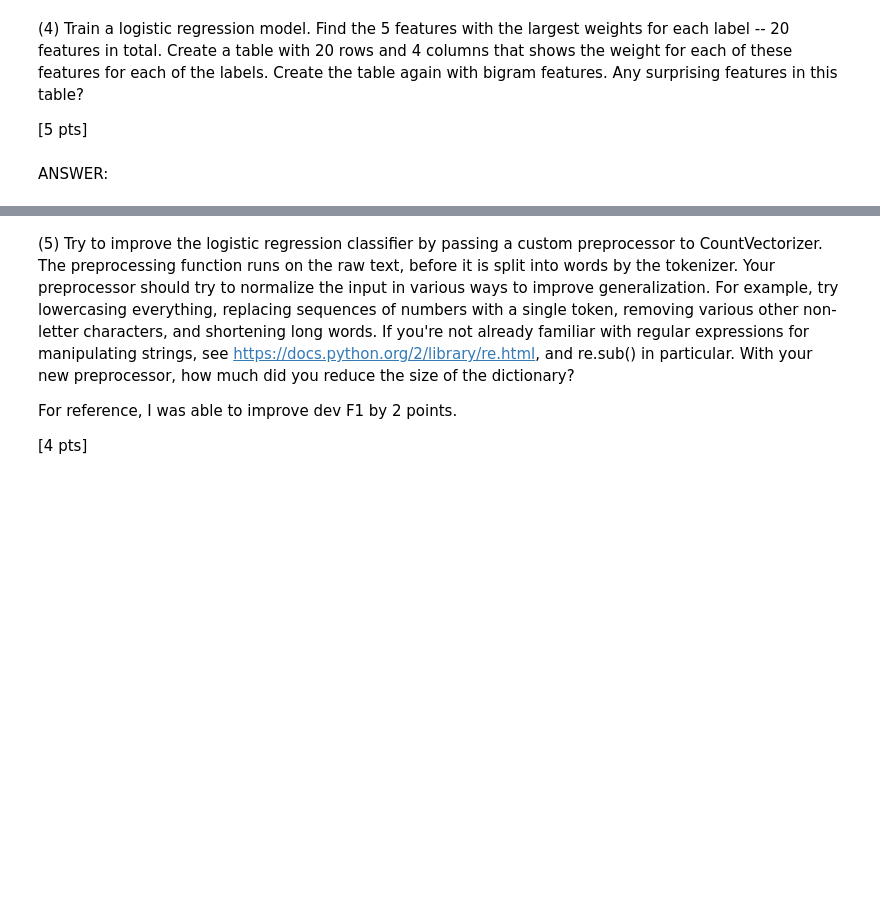
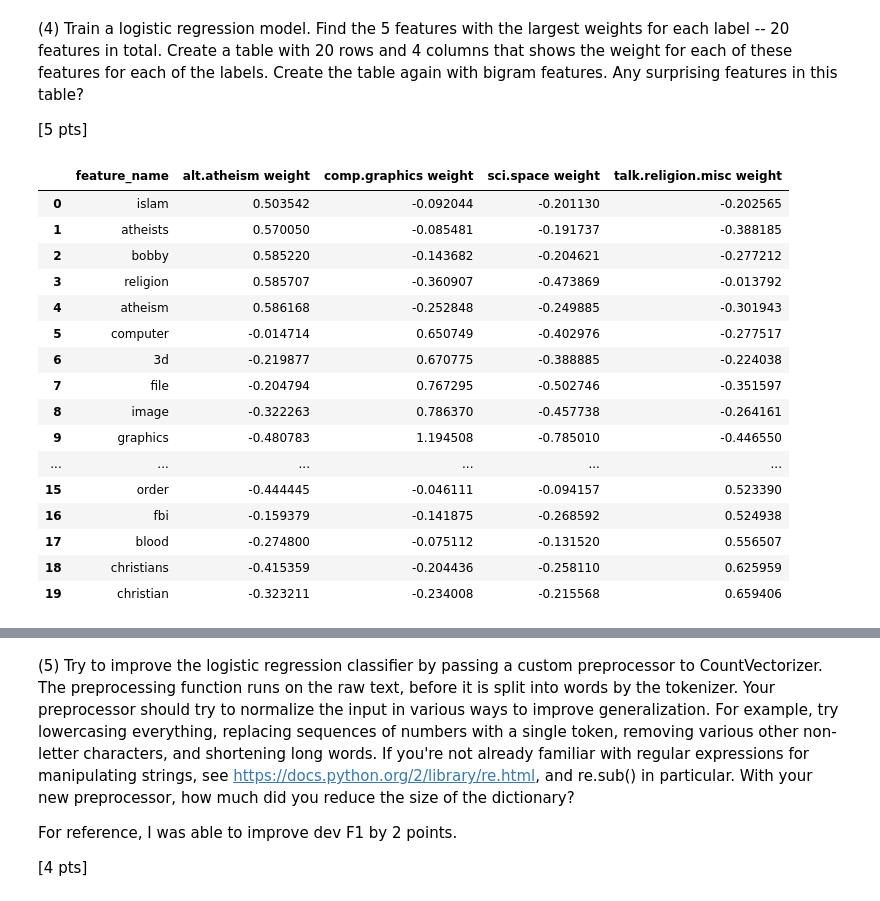
Before and after one commit to cgleach/w207_studentwork, a Jupyter notebook: Clayton_Leach_p2.ipynb, the cells around one changed output, grey strips where cells are left out. Saved outputs shown, nothing was run; the diff lists cells and outputs as text; code cells hidden in the pictures; blank space fills up the shorter version.

```diff
--- a/Clayton_Leach_p2.ipynb
+++ b/Clayton_Leach_p2.ipynb
@@ -65,6 +65,9 @@ dev_data, dev_labels = newsgroups_test.data[:int(round(num_test/2,0))], \
                                             newsgroups_test.target[:int(round(num_test/2,0))]
 train_data, train_labels = newsgroups_train.data, newsgroups_train.target
 
+# Set up list for future reference
+trained_categories = newsgroups_train.target_names
+
 print ('training label shape:', train_labels.shape)
 print ('test data shape:', len(test_data))
 print ('test label shape:', test_labels.shape)
@@ -84,12 +87,20 @@ labels names: ['alt.atheism', 'comp.graphics', 'sci.space', 'talk.religion.misc'
 [2 pts]
 # %%
 def print_training_examples(examples, labels, label_key, num_examples=5):
+    """
+    Prints the top examples from the dataset, and reports the class
+    :param examples: the list of examples
+    :param labels: Actual labels which correspond to the examples
+    :param label_key: List of classes which appropriately map to labels
+    :param num_examples: Number of examples to display; default 5
+    """
     for x in range(0,num_examples):
-        print("Example %s is of type %s and reads:" % ((x+1),categories[labels[x]]))
+        print("Example %s is of type %s and reads:" % ((x+1),label_key[labels[x]]))
         print("")
         print(examples[x])
+        print("*****************END EXAMPLE*****************************")
         print("")
 
 
-print_training_examples(train_data, train_labels, categories)
+print_training_examples(train_data, train_labels, trained_categories)
 # %% [output]
@@ -305,0 +431,3 @@ ANSWER:
+# %%
+final_lr_model = LogisticRegression(C=.17)
+final_lr_model.fit(train_feature_matrix,train_labels)
@@ -317,2 +491,59 @@ ANSWER:
-# %% [markdown]
-ANSWER:
+# %%
+# Only using for display purposes
+import pandas as pd
+
+def find_important_features(lr_model, feature_map):
+    """
+    Finds the top 5 predictive terms for each of the 4 classes
+
+    :param lr_model: a 4 class logistic regression model
+    :param feature_map: Dictionary with keys being index in feature map and values being actual term
+    """
+
+    final_index_list = []
+    for weight_vector in lr_model.coef_:
+        sorted_index = sorted(range(len(weight_vector)), key=lambda i: weight_vector[i])
+        top_five = sorted_index[-5:]
+        for val in top_five:
+            final_index_list.append(val)
+    all_rows = []
+    for feature in final_index_list:
+        row = [feature_map[feature],lr_model.coef_[0][feature],lr_model.coef_[1][feature],
+               lr_model.coef_[2][feature],lr_model.coef_[3][feature]]
+        all_rows.append(row)
+
+    feature_df = pd.DataFrame(columns=['feature_name','alt.atheism weight','comp.graphics weight',
+                                       'sci.space weight','talk.religion.misc weight'])
+    for row in all_rows:
+        feature_df = feature_df.append({'feature_name':row[0],'alt.atheism weight':row[1],
+                                        'comp.graphics weight':row[2],'sci.space weight':row[3],
+                                        'talk.religion.misc weight':row[4]}, ignore_index=True)
+
+    return feature_df
+
+
+reordered_feature_map = {}
+for k,v in train_vectorize.vocabulary_.items():
+    reordered_feature_map[v] = k
+
+# final_lr_model is trained from above
+features_df = find_important_features(final_lr_model, reordered_feature_map)
+features_df.head(20)
+# %% [output]
+|  | feature_name | alt.atheism weight | comp.graphics weight | sci.space weight | talk.religion.misc weight |
+| 0 | islam | 0.503542 | -0.092044 | -0.201130 | -0.202565 |
+| 1 | atheists | 0.570050 | -0.085481 | -0.191737 | -0.388185 |
+| 2 | bobby | 0.585220 | -0.143682 | -0.204621 | -0.277212 |
+| 3 | religion | 0.585707 | -0.360907 | -0.473869 | -0.013792 |
+| 4 | atheism | 0.586168 | -0.252848 | -0.249885 | -0.301943 |
+| 5 | computer | -0.014714 | 0.650749 | -0.402976 | -0.277517 |
+| 6 | 3d | -0.219877 | 0.670775 | -0.388885 | -0.224038 |
+| 7 | file | -0.204794 | 0.767295 | -0.502746 | -0.351597 |
+| 8 | image | -0.322263 | 0.786370 | -0.457738 | -0.264161 |
+| 9 | graphics | -0.480783 | 1.194508 | -0.785010 | -0.446550 |
+| ... | ... | ... | ... | ... | ... |
+| 15 | order | -0.444445 | -0.046111 | -0.094157 | 0.523390 |
+| 16 | fbi | -0.159379 | -0.141875 | -0.268592 | 0.524938 |
+| 17 | blood | -0.274800 | -0.075112 | -0.131520 | 0.556507 |
+| 18 | christians | -0.415359 | -0.204436 | -0.258110 | 0.625959 |
+| 19 | christian | -0.323211 | -0.234008 | -0.215568 | 0.659406 |
```
Also changed, not shown: parts of 40 cells of this notebook.
